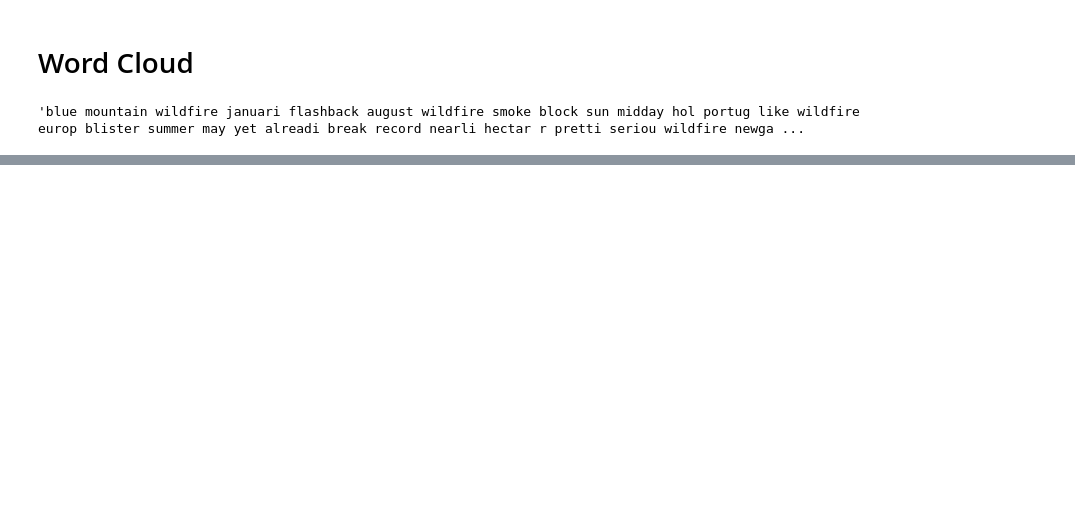
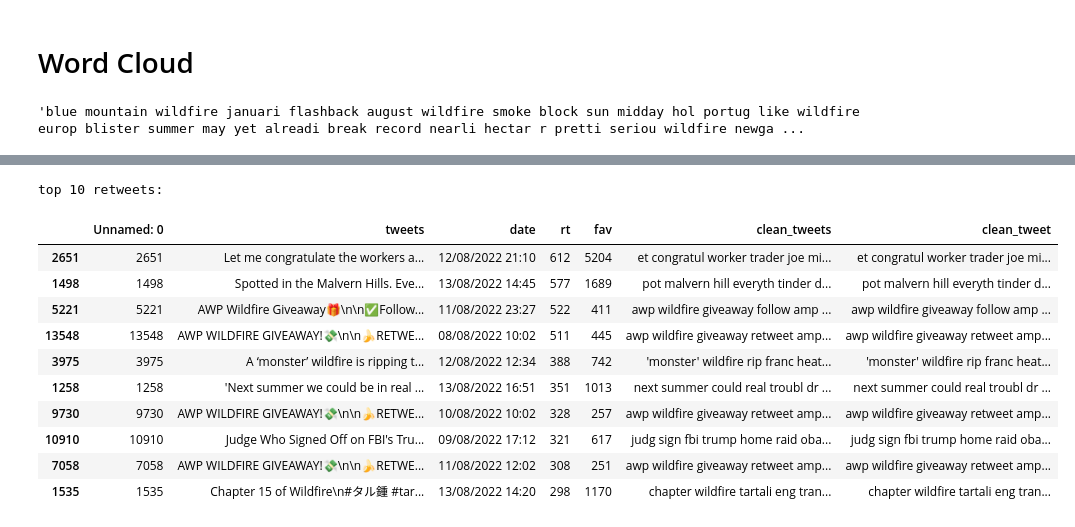
Before and after one commit to baylans/Oscar_sentimentanalysis, a Jupyter notebook: Sentiment Analysis.ipynb, the cells around one changed output, grey strips where cells are left out. Saved outputs shown, nothing was run; the diff lists cells and outputs as text; code cells hidden in the pictures; blank space fills up the shorter version.

```diff
--- a/Sentiment Analysis.ipynb
+++ b/Sentiment Analysis.ipynb
@@ -295,0 +329,16 @@ pyLDAvis.display(lda_display)
+# %%
+print ('top 10 retweets:')
+wildfire.sort_values('rt', ascending=False).head(10)
+# %% [output]
+top 10 retweets:
+|  | Unnamed: 0 | tweets | date | rt | fav | clean_tweets | clean_tweet |
+| 2651 | 2651 | Let me congratulate the workers a... | 12/08/2022 21:10 | 612 | 5204 | et congratul worker trader joe mi... | et congratul worker trader joe mi... |
+| 1498 | 1498 | Spotted in the Malvern Hills. Eve... | 13/08/2022 14:45 | 577 | 1689 | pot malvern hill everyth tinder d... | pot malvern hill everyth tinder d... |
+| 5221 | 5221 | AWP Wildfire Giveaway🎁\n\n✅Follow... | 11/08/2022 23:27 | 522 | 411 | awp wildfire giveaway follow amp ... | awp wildfire giveaway follow amp ... |
+| 13548 | 13548 | AWP WILDFIRE GIVEAWAY!💸\n\n🍌RETWE... | 08/08/2022 10:02 | 511 | 445 | awp wildfire giveaway retweet amp... | awp wildfire giveaway retweet amp... |
+| 3975 | 3975 | A ‘monster’ wildfire is ripping t... | 12/08/2022 12:34 | 388 | 742 | 'monster' wildfire rip franc heat... | 'monster' wildfire rip franc heat... |
+| 1258 | 1258 | 'Next summer we could be in real ... | 13/08/2022 16:51 | 351 | 1013 | next summer could real troubl dr ... | next summer could real troubl dr ... |
+| 9730 | 9730 | AWP WILDFIRE GIVEAWAY!💸\n\n🍌RETWE... | 10/08/2022 10:02 | 328 | 257 | awp wildfire giveaway retweet amp... | awp wildfire giveaway retweet amp... |
+| 10910 | 10910 | Judge Who Signed Off on FBI's Tru... | 09/08/2022 17:12 | 321 | 617 | judg sign fbi trump home raid oba... | judg sign fbi trump home raid oba... |
+| 7058 | 7058 | AWP WILDFIRE GIVEAWAY!💸\n\n🍌RETWE... | 11/08/2022 12:02 | 308 | 251 | awp wildfire giveaway retweet amp... | awp wildfire giveaway retweet amp... |
+| 1535 | 1535 | Chapter 15 of Wildfire\n#タル鍾 #tar... | 13/08/2022 14:20 | 298 | 1170 | chapter wildfire tartali eng tran... | chapter wildfire tartali eng tran... |
```
Also changed, not shown: parts of 38 cells of this notebook.
